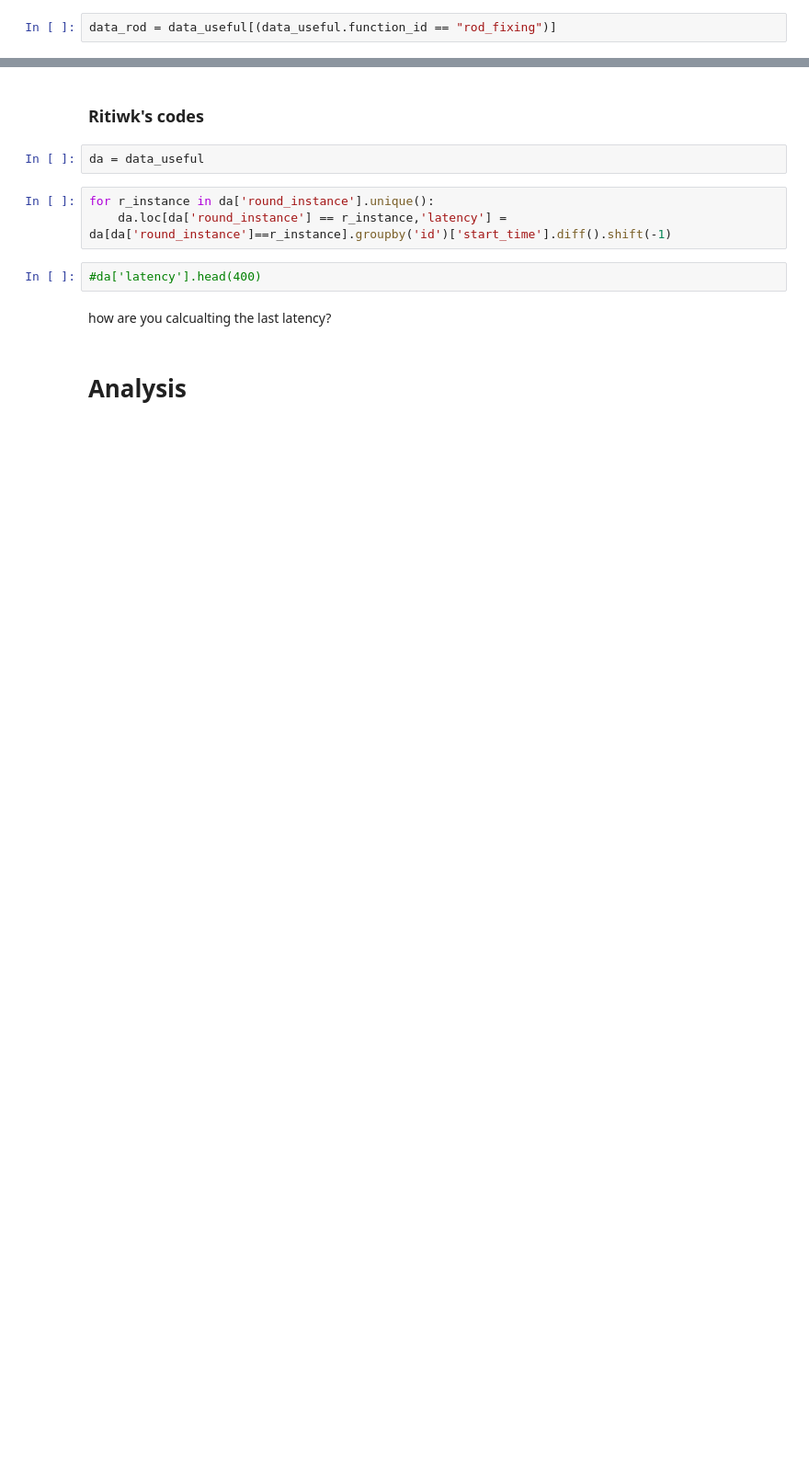
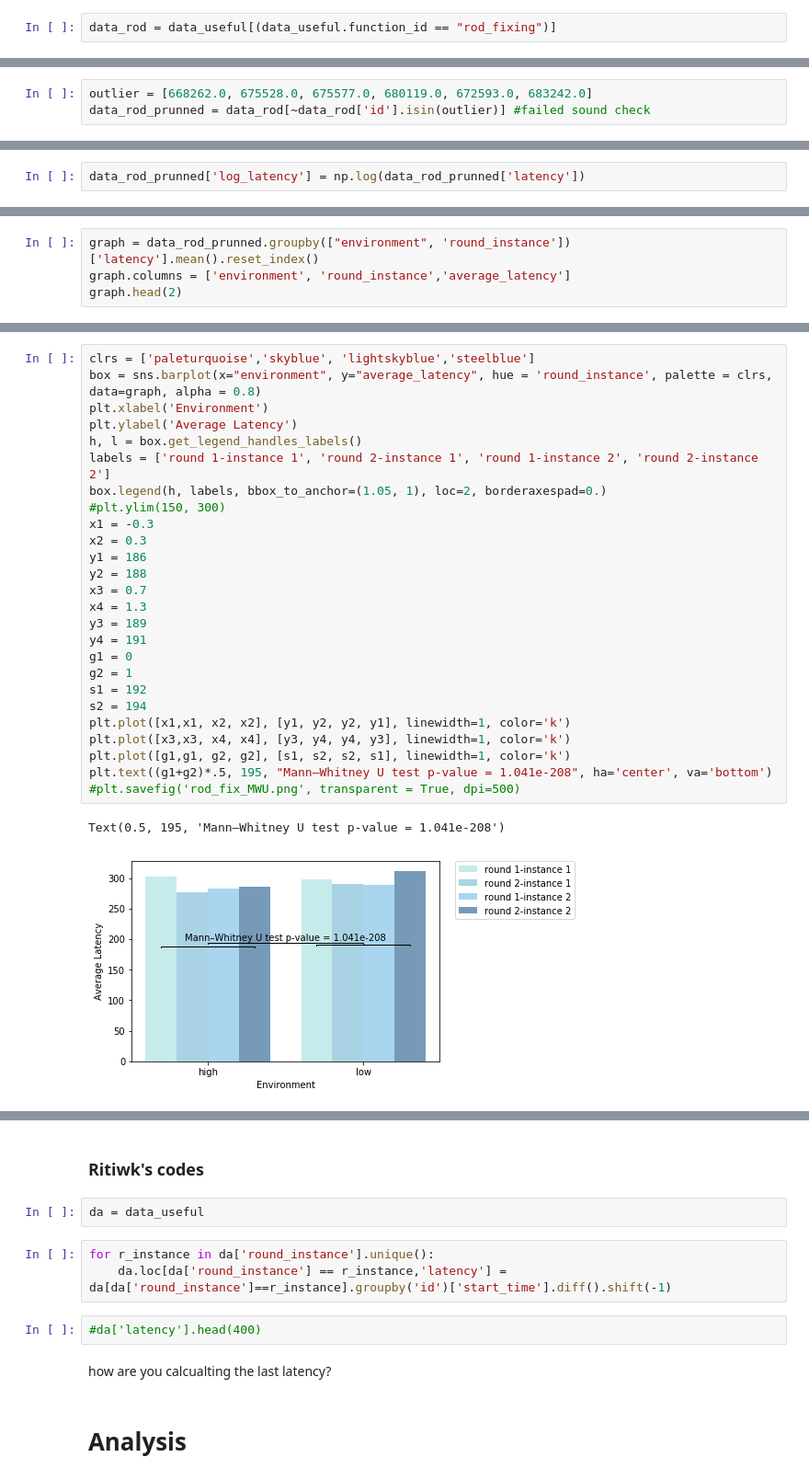
Before and after one commit to sophieshangfei/MasterThesis, a Jupyter notebook: fisherman game gorilla/Analysis 100.ipynb, the cells around one changed output, grey strips where cells are left out. Shown at 92% size. Drawn from its saved outputs; the diff is of its cells as text; blank space fills up the shorter version.

```diff
--- a/fisherman game gorilla/Analysis 100.ipynb
+++ b/fisherman game gorilla/Analysis 100.ipynb
@@ -148 +167,4 @@ data_rod = data_useful[(data_useful.function_id == "rod_fixing")]
+# %%
+outlier = [668262.0, 675528.0, 675577.0, 680119.0, 672593.0, 683242.0]
+data_rod_prunned = data_rod[~data_rod['id'].isin(outlier)] #failed sound check
 # %%
@@ -150,0 +173,2 @@ by_trial = data_rod.groupby(['id', 'environment', 'trial_label']).count().reset_
+# %%
+data_rod_prunned['log_latency'] = np.log(data_rod_prunned['latency'])
@@ -152,0 +183,4 @@ by_trial_problem = by_trial[(by_trial['trial_index'] > 8) | (by_trial['trial_ind
+# %%
+graph = data_rod_prunned.groupby(["environment", 'round_instance'])['latency'].mean().reset_index()
+graph.columns = ['environment', 'round_instance','average_latency']
+graph.head(2)
@@ -152,0 +197,29 @@ by_trial_problem = by_trial[(by_trial['trial_index'] > 8) | (by_trial['trial_ind
+# %%
+clrs = ['paleturquoise','skyblue', 'lightskyblue','steelblue']
+box = sns.barplot(x="environment", y="average_latency", hue = 'round_instance', palette = clrs, data=graph, alpha = 0.8)
+plt.xlabel('Environment')
+plt.ylabel('Average Latency')
+h, l = box.get_legend_handles_labels()
+labels = ['round 1-instance 1', 'round 2-instance 1', 'round 1-instance 2', 'round 2-instance 2']
+box.legend(h, labels, bbox_to_anchor=(1.05, 1), loc=2, borderaxespad=0.)
+#plt.ylim(150, 300)
+x1 = -0.3
+x2 = 0.3
+y1 = 186
+y2 = 188
+x3 = 0.7
+x4 = 1.3
+y3 = 189
+y4 = 191
+g1 = 0
+g2 = 1
+s1 = 192
+s2 = 194
+plt.plot([x1,x1, x2, x2], [y1, y2, y2, y1], linewidth=1, color='k')
+plt.plot([x3,x3, x4, x4], [y3, y4, y4, y3], linewidth=1, color='k')
+plt.plot([g1,g1, g2, g2], [s1, s2, s2, s1], linewidth=1, color='k')
+plt.text((g1+g2)*.5, 195, "Mann–Whitney U test p-value = 1.041e-208", ha='center', va='bottom')
+#plt.savefig('rod_fix_MWU.png', transparent = True, dpi=500)
+# %% [output]
+Text(0.5, 195, 'Mann–Whitney U test p-value = 1.041e-208')
+[figure, added]
```
Also changed, not shown: parts of 201 cells of this notebook, 53 other files.
